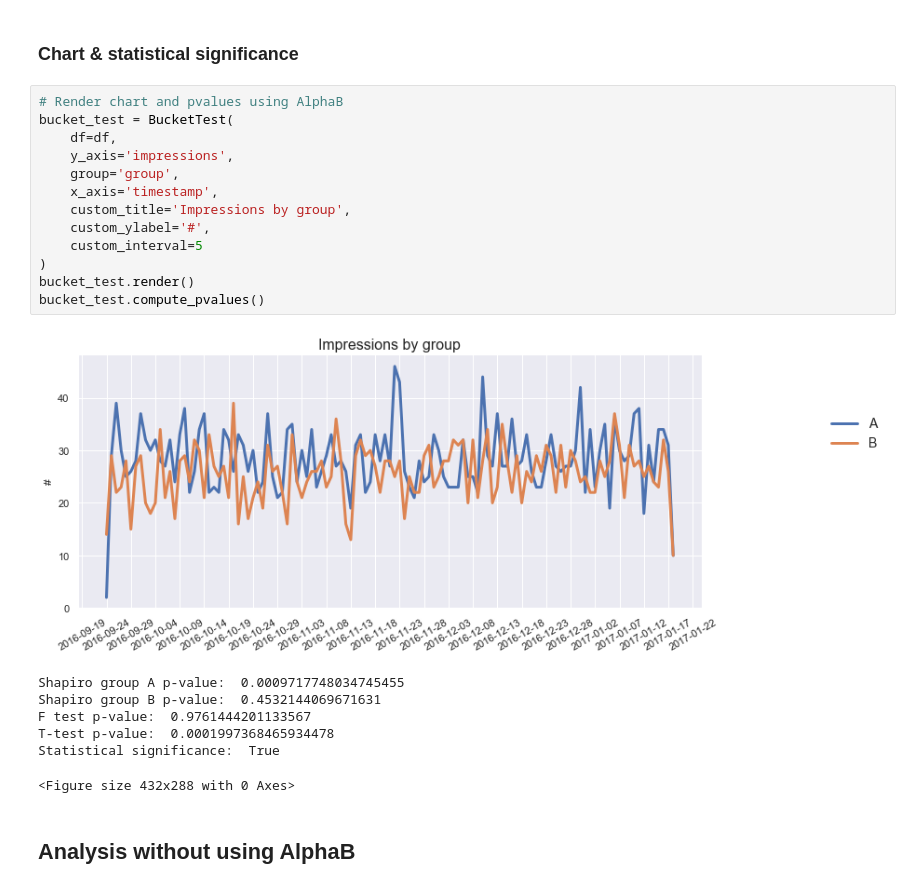
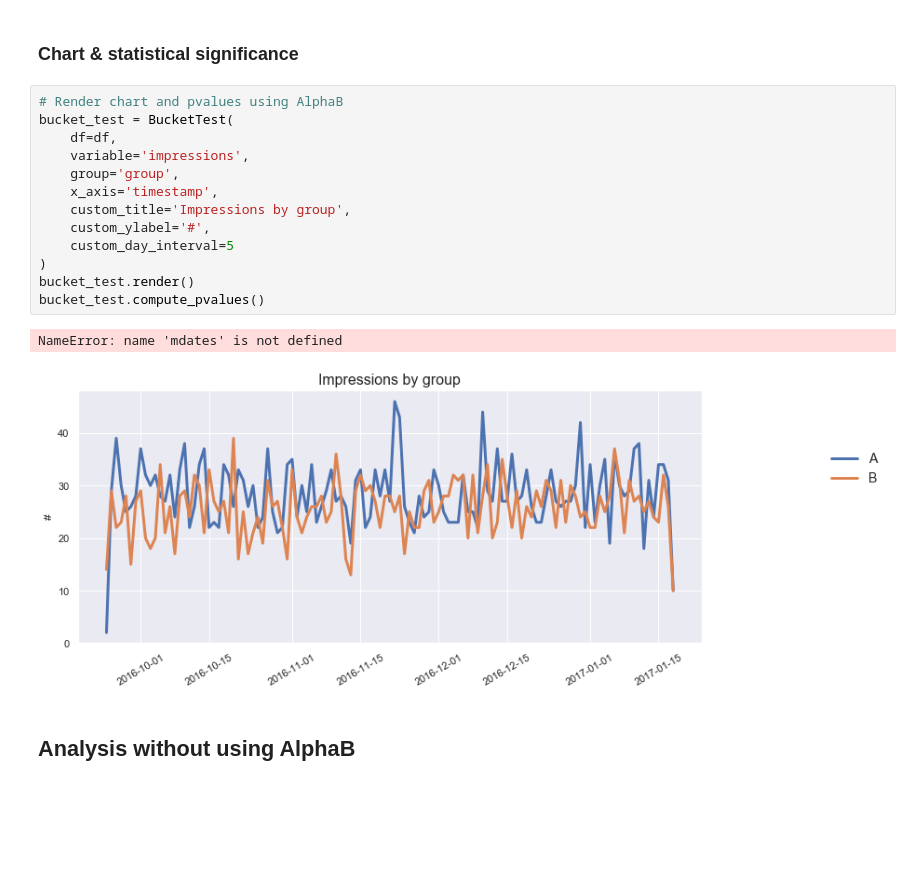
Before and after one commit to veliona/AlphaB, a Jupyter notebook: example/example.ipynb, the cells around one changed output. Drawn from its saved outputs; the diff is of its cells as text; blank space fills up the shorter version.

```diff
--- a/example/example.ipynb
+++ b/example/example.ipynb
@@ -281,24 +193,19 @@ class BucketTest:
 # %%
 # Render chart and pvalues using AlphaB
 bucket_test = BucketTest(
     df=df,
-    y_axis='impressions',
+    variable='impressions',
     group='group',
     x_axis='timestamp',
     custom_title='Impressions by group',
     custom_ylabel='#',
-    custom_interval=5
+    custom_day_interval=5
 )
 bucket_test.render()
 bucket_test.compute_pvalues()
 # %% [output]
+NameError: name 'mdates' is not defined
-[figure, old version]
+[figure, new version]
-Shapiro group A p-value:  0.0009717748034745455
-Shapiro group B p-value:  0.4532144069671631
-F test p-value:  0.9761444201133567
-T-test p-value:  0.0001997368465934478
-Statistical significance:  True
-<Figure size 432x288 with 0 Axes>
 # %% [markdown]
 ## Analysis without using AlphaB
 # %% [markdown]
```
Also changed, not shown: parts of 2 cells of this notebook, 1 other file.
